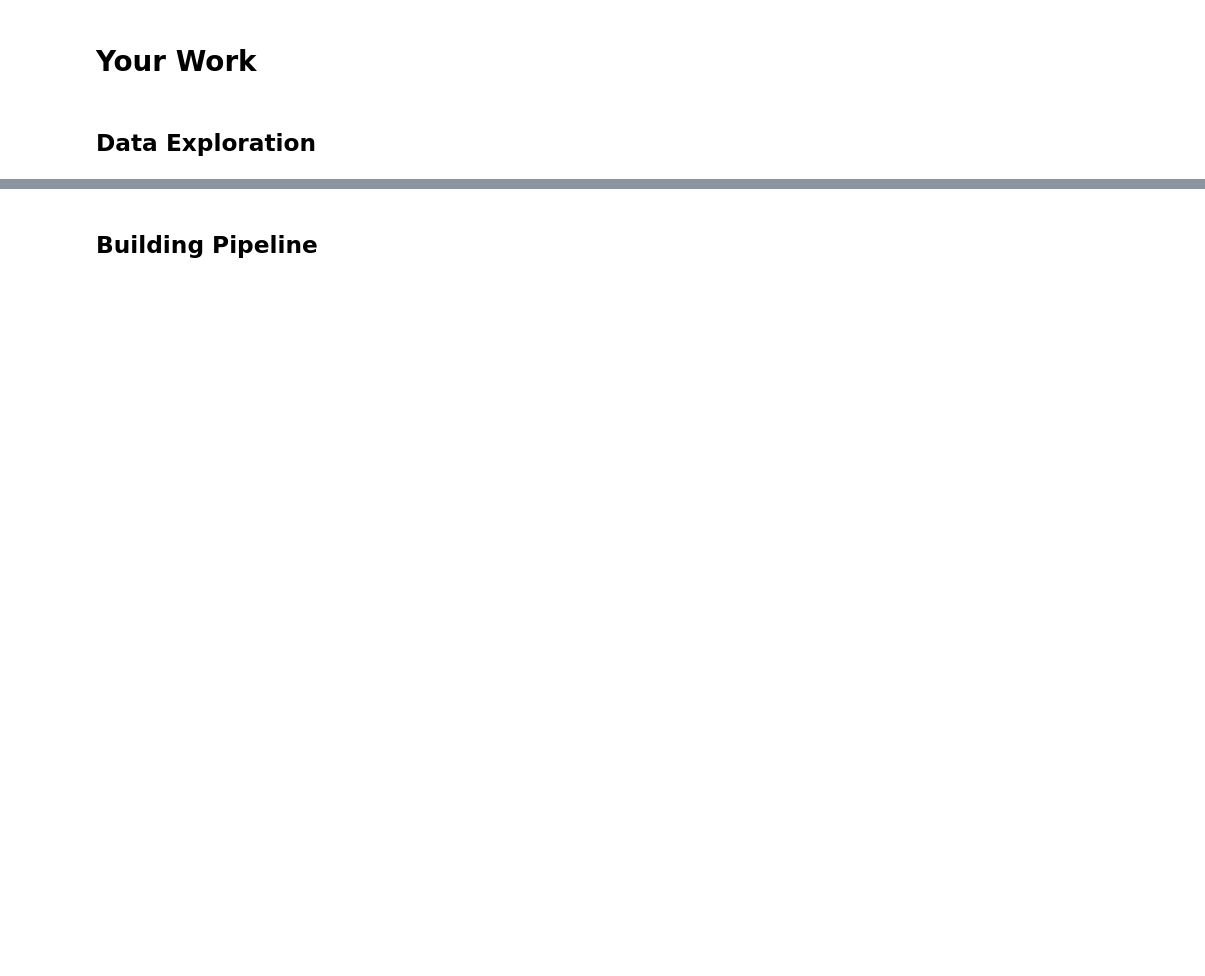
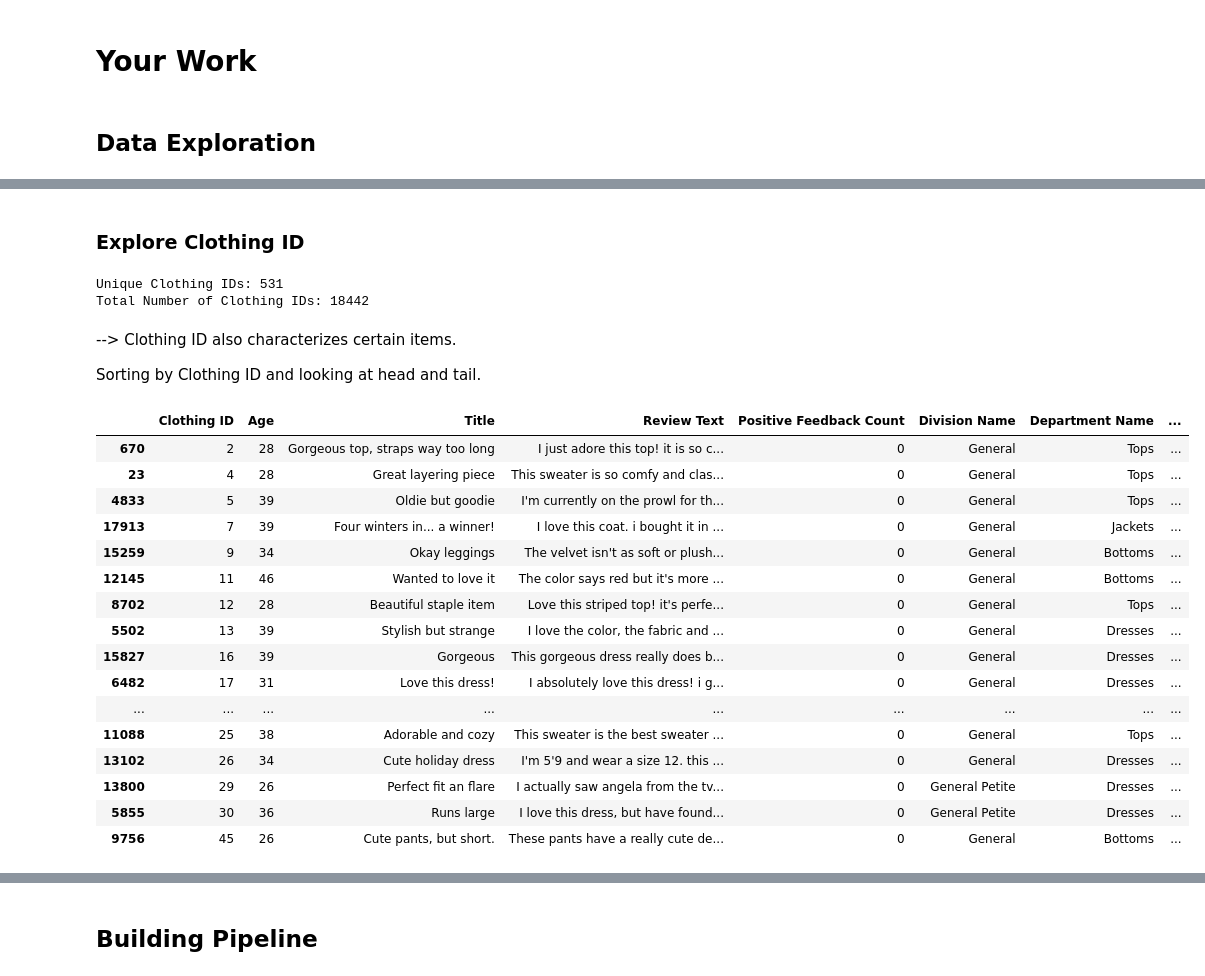
Before and after one commit to maxtschochner/dsnd-pipelines-project, a Jupyter notebook: starter/starter.ipynb, the cells around one changed output, grey strips where cells are left out. Cells and saved outputs as stored; diff of their text form; code cells hidden in the pictures; blank space fills up the shorter version.

```diff
--- a/starter/starter.ipynb
+++ b/starter/starter.ipynb
@@ -73,0 +143,32 @@ X_train, X_test, y_train, y_test = train_test_split(
+# %% [markdown]
+### Explore Clothing ID
+# %%
+print(f'Unique Clothing IDs: {len(X['Clothing ID'].unique())}')
+print(f'Total Number of Clothing IDs: {len(X['Clothing ID'])}')
+# %% [output]
+Unique Clothing IDs: 531
+Total Number of Clothing IDs: 18442
+# %% [markdown]
+--> Clothing ID also characterizes certain items.
+
+Sorting by Clothing ID and looking at head and tail.
+# %%
+X.sort_values('Clothing ID').head(20)
+# %% [output]
+|  | Clothing ID | Age | Title | Review Text | Positive Feedback Count | Division Name | Department Name | ... |
+| 670 | 2 | 28 | Gorgeous top, straps way too long | I just adore this top! it is so c... | 0 | General | Tops | ... |
+| 23 | 4 | 28 | Great layering piece | This sweater is so comfy and clas... | 0 | General | Tops | ... |
+| 4833 | 5 | 39 | Oldie but goodie | I'm currently on the prowl for th... | 0 | General | Tops | ... |
+| 17913 | 7 | 39 | Four winters in... a winner! | I love this coat. i bought it in ... | 0 | General | Jackets | ... |
+| 15259 | 9 | 34 | Okay leggings | The velvet isn't as soft or plush... | 0 | General | Bottoms | ... |
+| 12145 | 11 | 46 | Wanted to love it | The color says red but it's more ... | 0 | General | Bottoms | ... |
+| 8702 | 12 | 28 | Beautiful staple item | Love this striped top! it's perfe... | 0 | General | Tops | ... |
+| 5502 | 13 | 39 | Stylish but strange | I love the color, the fabric and ... | 0 | General | Dresses | ... |
+| 15827 | 16 | 39 | Gorgeous | This gorgeous dress really does b... | 0 | General | Dresses | ... |
+| 6482 | 17 | 31 | Love this dress! | I absolutely love this dress! i g... | 0 | General | Dresses | ... |
+| ... | ... | ... | ... | ... | ... | ... | ... | ... |
+| 11088 | 25 | 38 | Adorable and cozy | This sweater is the best sweater ... | 0 | General | Tops | ... |
+| 13102 | 26 | 34 | Cute holiday dress | I'm 5'9 and wear a size 12. this ... | 0 | General | Dresses | ... |
+| 13800 | 29 | 26 | Perfect fit an flare | I actually saw angela from the tv... | 0 | General Petite | Dresses | ... |
+| 5855 | 30 | 36 | Runs large | I love this dress, but have found... | 0 | General Petite | Dresses | ... |
+| 9756 | 45 | 26 | Cute pants, but short. | These pants have a really cute de... | 0 | General | Bottoms | ... |
```
Also changed, not shown: parts of 16 cells of this notebook.
